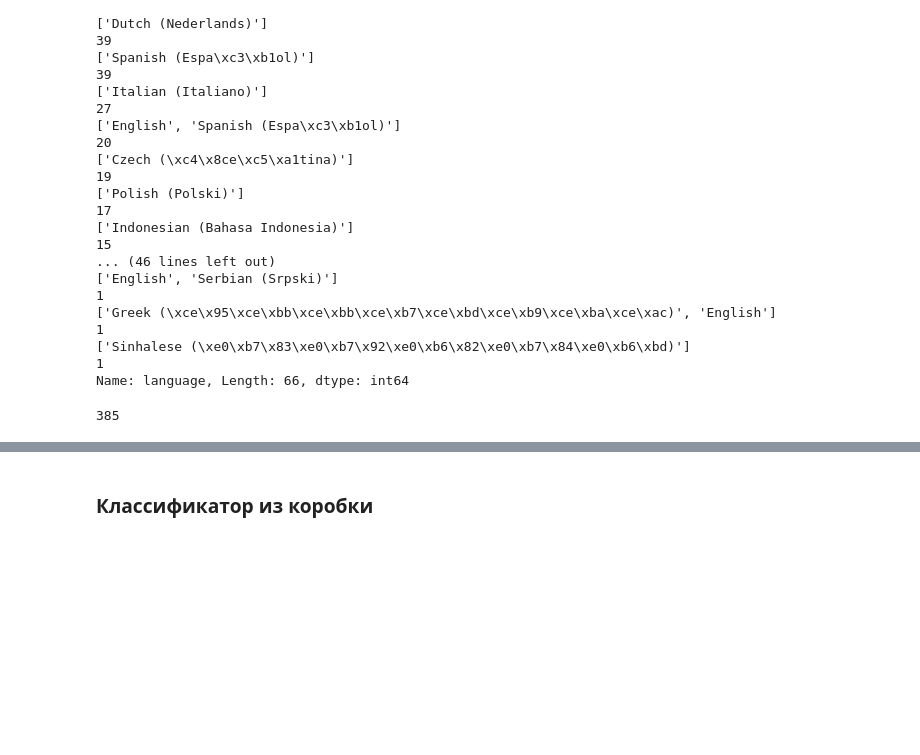
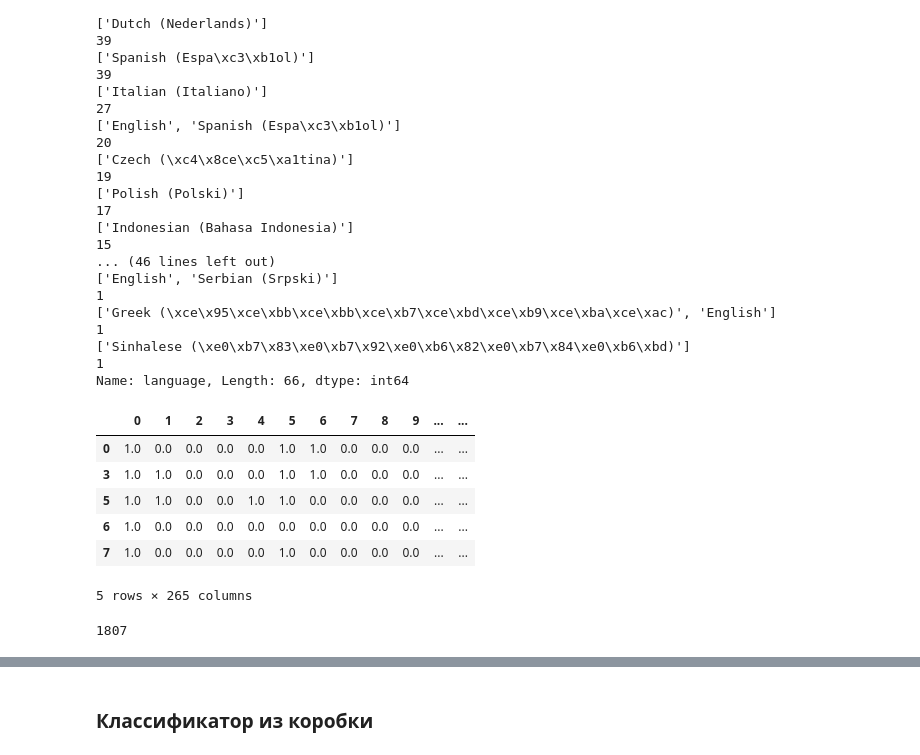
Before and after one commit to RandomAmber/conlang_project, a Jupyter notebook: Классификация, эксперимент 1.0.ipynb, the cells around one changed output, grey strips where cells are left out. Drawn from its saved outputs; the diff is of its cells as text; code cells hidden in the pictures; blank space fills up the shorter version.

```diff
--- a/Классификация, эксперимент 1.0.ipynb
+++ b/Классификация, эксперимент 1.0.ipynb
@@ -48,13 +47,28 @@ conlangs.index = range(0,len(conlangs))
 # %%
 interesting_language = conlangs.language.value_counts().index[0:8]
 # %%
-main_dataset = list()
-indexes = list()
+language = {}
+language['phonems'] = list()
+language['indexes'] = list()
+language['classes'] = list()
 for i in range(0,len(interesting_language)):
-    phonems = conlangs[conlangs.language == interesting_language[i]].conlang_phonems
+    phonem = conlangs[conlangs.language == interesting_language[i]].conlang_phonems
     index = conlangs[conlangs.language == interesting_language[i]].index
-    for j, phonem in enumerate(phonems):
-        main_dataset.append([phonem, i])
-        indexes.append(index[j])
-for i in range(0,len(main_dataset)):
-    main_dataset[i][0] = map(float, main_dataset[i][0][1:-1].split(', '))
+    for j, p in enumerate(phonem):
+        p = map(float, p[1:-1].split(', '))
+        if sum(p) != 0:                        # проверим есть ли в языке фонемы
+            language['phonems'].append(p)
+            language['indexes'].append(index[j])
+            language['classes'].append(i)
+df = pd.DataFrame(data = language['phonems'])
+df = df.join(pd.DataFrame(data = language['classes'], columns = ['y']))
+df.index = language['indexes']
+df.head()
+# %% [output]
+|  | 0 | 1 | 2 | 3 | 4 | 5 | 6 | 7 | 8 | 9 | ... | ... |
+| 0 | 1.0 | 0.0 | 0.0 | 0.0 | 0.0 | 1.0 | 1.0 | 0.0 | 0.0 | 0.0 | ... | ... |
+| 3 | 1.0 | 1.0 | 0.0 | 0.0 | 0.0 | 1.0 | 1.0 | 0.0 | 0.0 | 0.0 | ... | ... |
+| 5 | 1.0 | 1.0 | 0.0 | 0.0 | 1.0 | 1.0 | 0.0 | 0.0 | 0.0 | 0.0 | ... | ... |
+| 6 | 1.0 | 0.0 | 0.0 | 0.0 | 0.0 | 0.0 | 0.0 | 0.0 | 0.0 | 0.0 | ... | ... |
+| 7 | 1.0 | 0.0 | 0.0 | 0.0 | 0.0 | 1.0 | 0.0 | 0.0 | 0.0 | 0.0 | ... | ... |
+5 rows × 265 columns
@@ -64,4 +75,4 @@ indexes = indexes[1490:]
 # %%
-len(main_dataset)
+len(df)
 # %% [output]
-385
+1807
```
Also changed, not shown: parts of 17 cells of this notebook, 1 other file.
